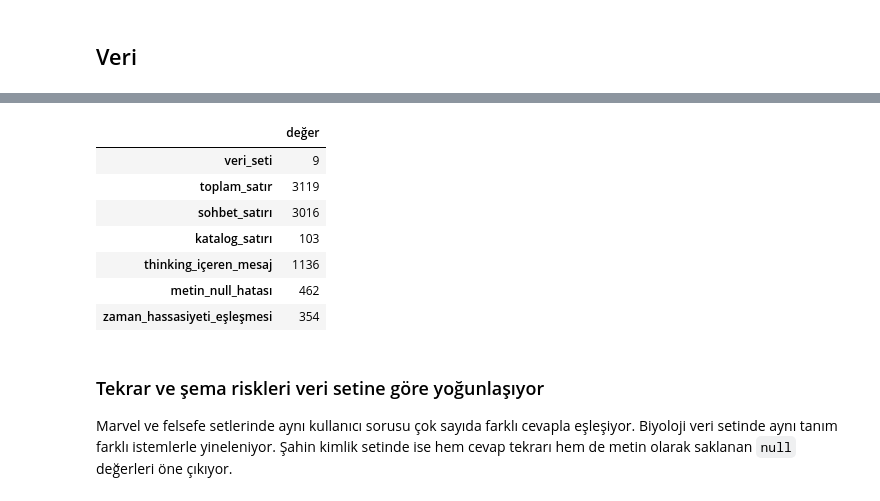
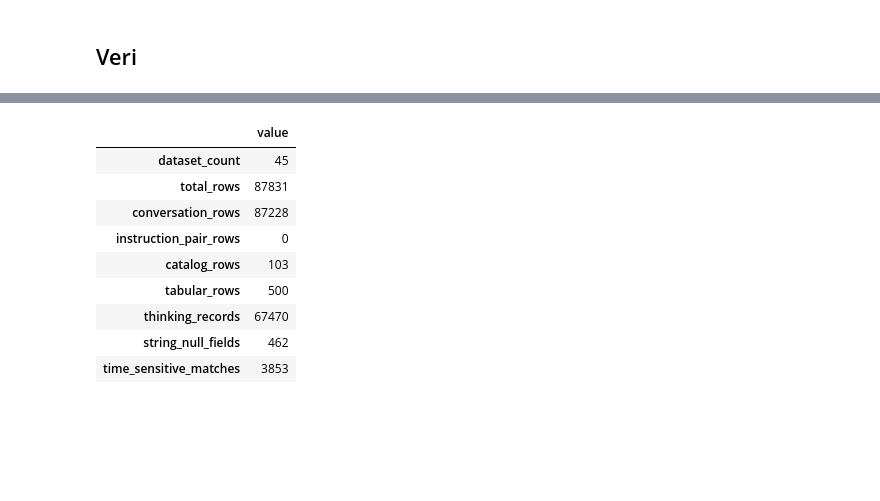
Before and after one commit to BilalAbic/huggingface-dataset-analizi, a Jupyter notebook: notebook/huggingface_dataset_quality_analysis.ipynb, the cells around one changed output, grey strips where cells are left out. Cells and saved outputs as stored; diff of their text form; code cells hidden in the pictures; blank space fills up the shorter version.

```diff
--- a/notebook/huggingface_dataset_quality_analysis.ipynb
+++ b/notebook/huggingface_dataset_quality_analysis.ipynb
@@ -38,9 +53,18 @@ if PROJECT_DIR is None:
     raise FileNotFoundError(
         "Project outputs were not found in the working directory or its parent."
     )
-profiles = json.loads((PROJECT_DIR / "outputs" / "data_quality_profiles.json").read_text(encoding="utf-8"))
-manual = json.loads((PROJECT_DIR / "outputs" / "manual_findings.json").read_text(encoding="utf-8"))
-overlaps = json.loads((PROJECT_DIR / "outputs" / "cross_dataset_overlap.json").read_text(encoding="utf-8"))
+
+profiles = json.loads(
+    (PROJECT_DIR / "outputs" / "data_quality_profiles.json").read_text(encoding="utf-8")
+)
+overlaps = json.loads(
+    (PROJECT_DIR / "outputs" / "cross_dataset_overlap.json").read_text(encoding="utf-8")
+)
+manual_path = PROJECT_DIR / "outputs" / "manual_findings.json"
+manual = json.loads(manual_path.read_text(encoding="utf-8")) if manual_path.exists() else {"datasets": {}}
+excluded = json.loads(
+    (PROJECT_DIR / "outputs" / "excluded_datasets.json").read_text(encoding="utf-8")
+)["datasets"]
 
 len(profiles), sum(item["profile"]["row_count"] for item in profiles)
 # %% [output]
@@ -86,30 +151,26 @@ Aşağıdaki hücre, rapordaki temel toplamları doğrudan profillerden yeniden
 # %%
 portfolio = pd.Series({
-    "veri_seti": len(summary),
-    "toplam_satır": int(summary["satır"].sum()),
-    "sohbet_satırı": int(summary.loc[summary["biçim"] == "conversation", "satır"].sum()),
-    "katalog_satırı": int(summary.loc[summary["biçim"] == "catalog", "satır"].sum()),
-    "thinking_içeren_mesaj": int(summary["thinking"].sum()),
-    "metin_null_hatası": int(summary["metin_null"].sum()),
-    "zaman_hassasiyeti_eşleşmesi": int(summary["zaman_eşleşmesi"].sum()),
-}, name="değer")
-assert portfolio["veri_seti"] == 9
-assert portfolio["toplam_satır"] == 3119
-assert portfolio["sohbet_satırı"] == 3016
-assert portfolio["katalog_satırı"] == 103
-assert portfolio["thinking_içeren_mesaj"] == 1136
-assert portfolio["metin_null_hatası"] == 462
+    "dataset_count": len(summary),
+    "total_rows": int(summary["rows"].sum()),
+    "conversation_rows": int(summary.loc[summary["shape"] == "conversation", "rows"].sum()),
+    "instruction_pair_rows": int(summary.loc[summary["shape"] == "instruction_pair", "rows"].sum()),
+    "catalog_rows": int(summary.loc[summary["shape"] == "catalog", "rows"].sum()),
+    "tabular_rows": int(summary.loc[summary["shape"] == "tabular", "rows"].sum()),
+    "thinking_records": int(summary["thinking"].sum()),
+    "string_null_fields": int(summary["string_nulls"].sum()),
+    "time_sensitive_matches": int(summary["time_sensitive_matches"].sum()),
+}, name="value")
+assert portfolio["dataset_count"] == 45
+assert portfolio["total_rows"] == 87831
 portfolio.to_frame()
 # %% [output]
-|  | değer |
-| veri_seti | 9 |
-| toplam_satır | 3119 |
-| sohbet_satırı | 3016 |
-| katalog_satırı | 103 |
-| thinking_içeren_mesaj | 1136 |
-| metin_null_hatası | 462 |
-| zaman_hassasiyeti_eşleşmesi | 354 |
+|  | value |
+| dataset_count | 45 |
+| total_rows | 87831 |
+| conversation_rows | 87228 |
+| instruction_pair_rows | 0 |
+| catalog_rows | 103 |
+| tabular_rows | 500 |
+| thinking_records | 67470 |
+| string_null_fields | 462 |
+| time_sensitive_matches | 3853 |
-# %% [markdown]
-### Tekrar ve şema riskleri veri setine göre yoğunlaşıyor
-
-Marvel ve felsefe setlerinde aynı kullanıcı sorusu çok sayıda farklı cevapla eşleşiyor. Biyoloji veri setinde aynı tanım farklı istemlerle yineleniyor. Şahin kimlik setinde ise hem cevap tekrarı hem de metin olarak saklanan `null` değerleri öne çıkıyor.
```
Also changed, not shown: parts of 30 cells of this notebook, 32 other files.
